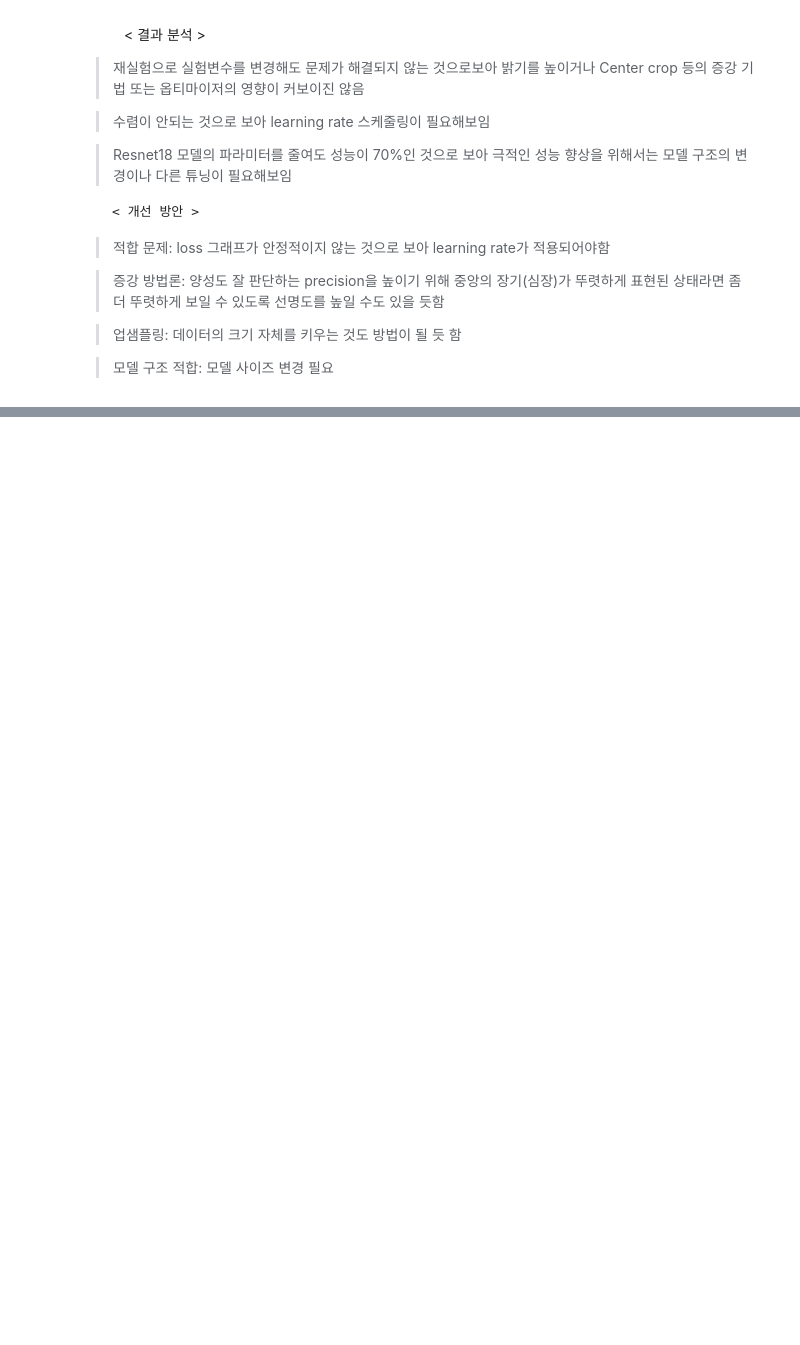
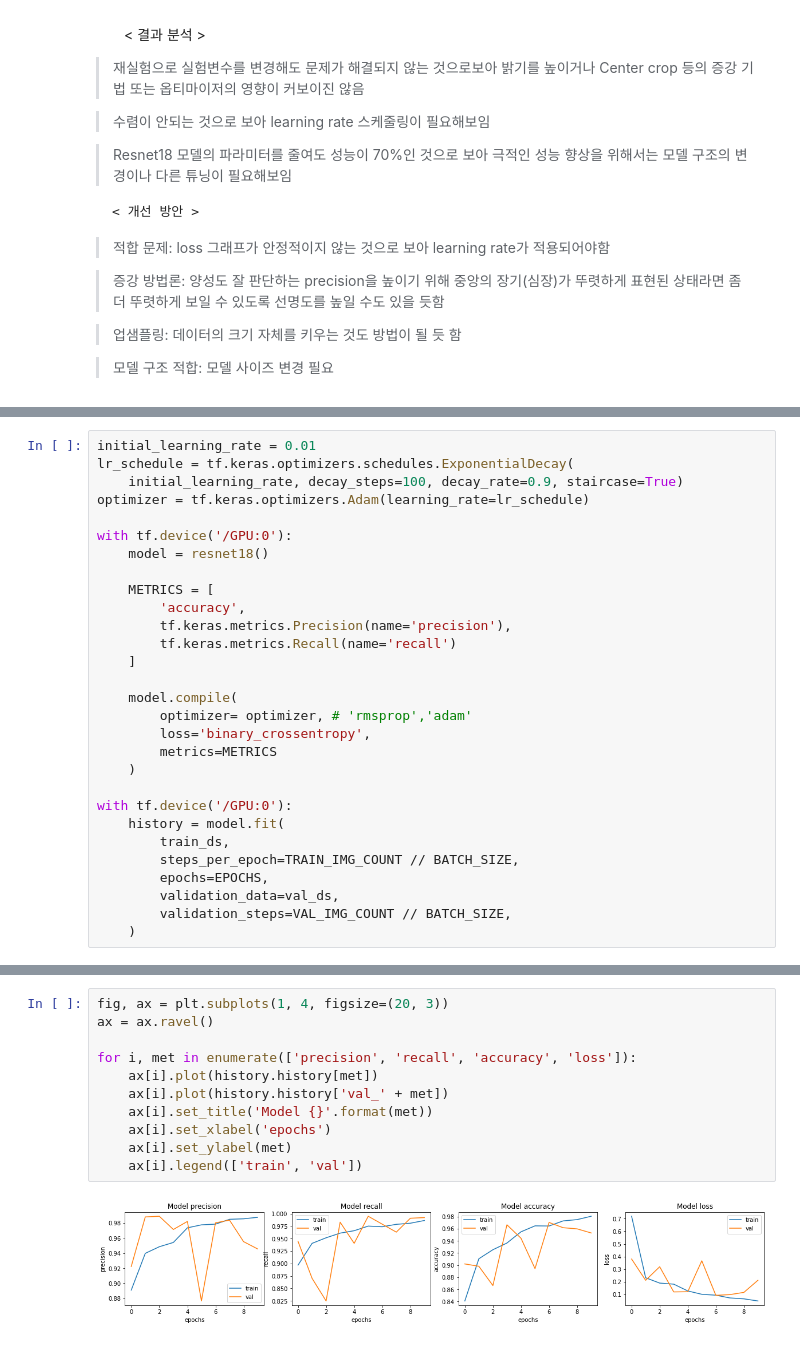
Before and after one commit to kimCheongBin/modulab-AIFELL_Quest, a Jupyter notebook: Main_quest/pneumonia_performance_tuning.ipynb, the cells around one changed output, grey strips where cells are left out. Cells and saved outputs as stored; diff of their text form; blank space fills up the shorter version.

```diff
--- a/Main_quest/pneumonia_performance_tuning.ipynb
+++ b/Main_quest/pneumonia_performance_tuning.ipynb
@@ -543,0 +605,29 @@ for i, met in enumerate(['precision', 'recall', 'accuracy', 'loss']):
+# %%
+initial_learning_rate = 0.01
+lr_schedule = tf.keras.optimizers.schedules.ExponentialDecay(
+    initial_learning_rate, decay_steps=100, decay_rate=0.9, staircase=True)
+optimizer = tf.keras.optimizers.Adam(learning_rate=lr_schedule)
+
+with tf.device('/GPU:0'):
+    model = resnet18()
+
+    METRICS = [
+        'accuracy',
+        tf.keras.metrics.Precision(name='precision'),
+        tf.keras.metrics.Recall(name='recall')
+    ]
+
+    model.compile(
+        optimizer= optimizer, # 'rmsprop','adam'
+        loss='binary_crossentropy',
+        metrics=METRICS
+    )
+
+with tf.device('/GPU:0'):
+    history = model.fit(
+        train_ds,
+        steps_per_epoch=TRAIN_IMG_COUNT // BATCH_SIZE,
+        epochs=EPOCHS,
+        validation_data=val_ds,
+        validation_steps=VAL_IMG_COUNT // BATCH_SIZE,
+    )
@@ -543,0 +655,13 @@ for i, met in enumerate(['precision', 'recall', 'accuracy', 'loss']):
+# %%
+fig, ax = plt.subplots(1, 4, figsize=(20, 3))
+ax = ax.ravel()
+
+for i, met in enumerate(['precision', 'recall', 'accuracy', 'loss']):
+    ax[i].plot(history.history[met])
+    ax[i].plot(history.history['val_' + met])
+    ax[i].set_title('Model {}'.format(met))
+    ax[i].set_xlabel('epochs')
+    ax[i].set_ylabel(met)
+    ax[i].legend(['train', 'val'])
+# %% [output]
+[figure, added]
```
Also changed, not shown: parts of 6 cells of this notebook.
